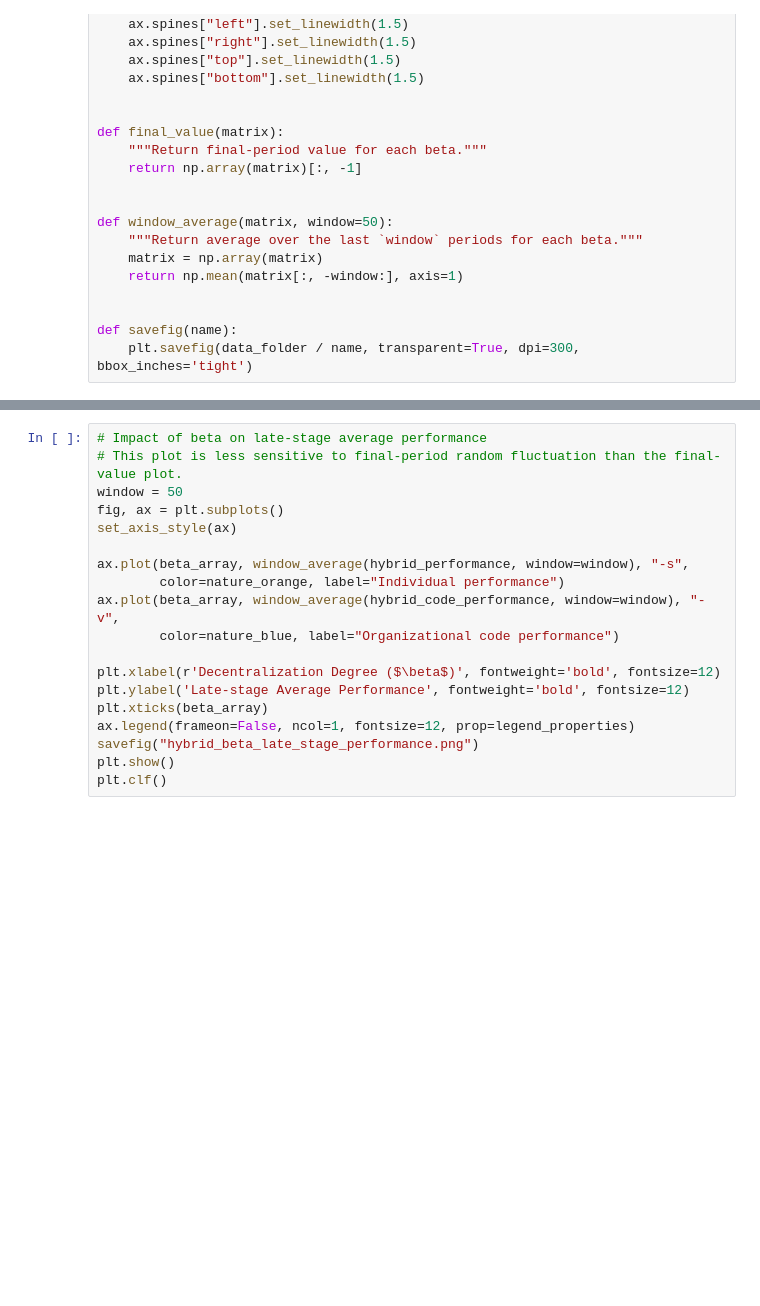
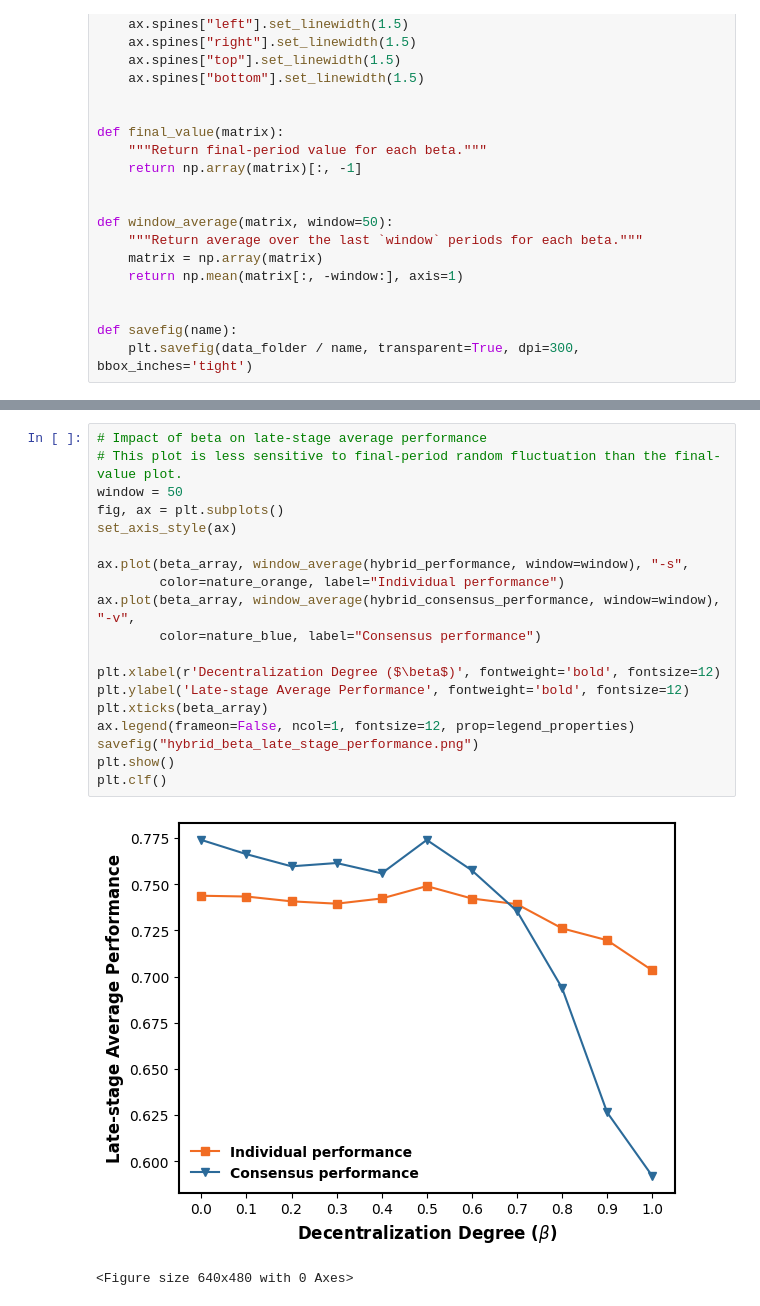
Before and after one commit to GrandJune/DAOs, a Jupyter notebook: V4/Hybrid/hybrid_evaluator.ipynb, the cells around one changed output, grey strips where cells are left out. Saved outputs shown, nothing was run; the diff lists cells and outputs as text; blank space fills up the shorter version.

```diff
--- a/V4/Hybrid/hybrid_evaluator.ipynb
+++ b/V4/Hybrid/hybrid_evaluator.ipynb
@@ -129,22 +138,25 @@ performance list:  [0.76589537 0.76781867 0.77141473 0.77328914 0.77631765 0.780
 # %%
 # Impact of beta on late-stage average performance
 # This plot is less sensitive to final-period random fluctuation than the final-value plot.
 window = 50
 fig, ax = plt.subplots()
 set_axis_style(ax)
 
 ax.plot(beta_array, window_average(hybrid_performance, window=window), "-s",
         color=nature_orange, label="Individual performance")
-ax.plot(beta_array, window_average(hybrid_code_performance, window=window), "-v",
-        color=nature_blue, label="Organizational code performance")
+ax.plot(beta_array, window_average(hybrid_consensus_performance, window=window), "-v",
+        color=nature_blue, label="Consensus performance")
 
 plt.xlabel(r'Decentralization Degree ($\beta$)', fontweight='bold', fontsize=12)
 plt.ylabel('Late-stage Average Performance', fontweight='bold', fontsize=12)
 plt.xticks(beta_array)
 ax.legend(frameon=False, ncol=1, fontsize=12, prop=legend_properties)
 savefig("hybrid_beta_late_stage_performance.png")
 plt.show()
 plt.clf()
+# %% [output]
+[figure, added]
+<Figure size 640x480 with 0 Axes>
 # %%
 # Impact of beta on diversity
 fig, ax = plt.subplots()
```
Also changed, not shown: parts of 11 cells of this notebook, 1 other file.
